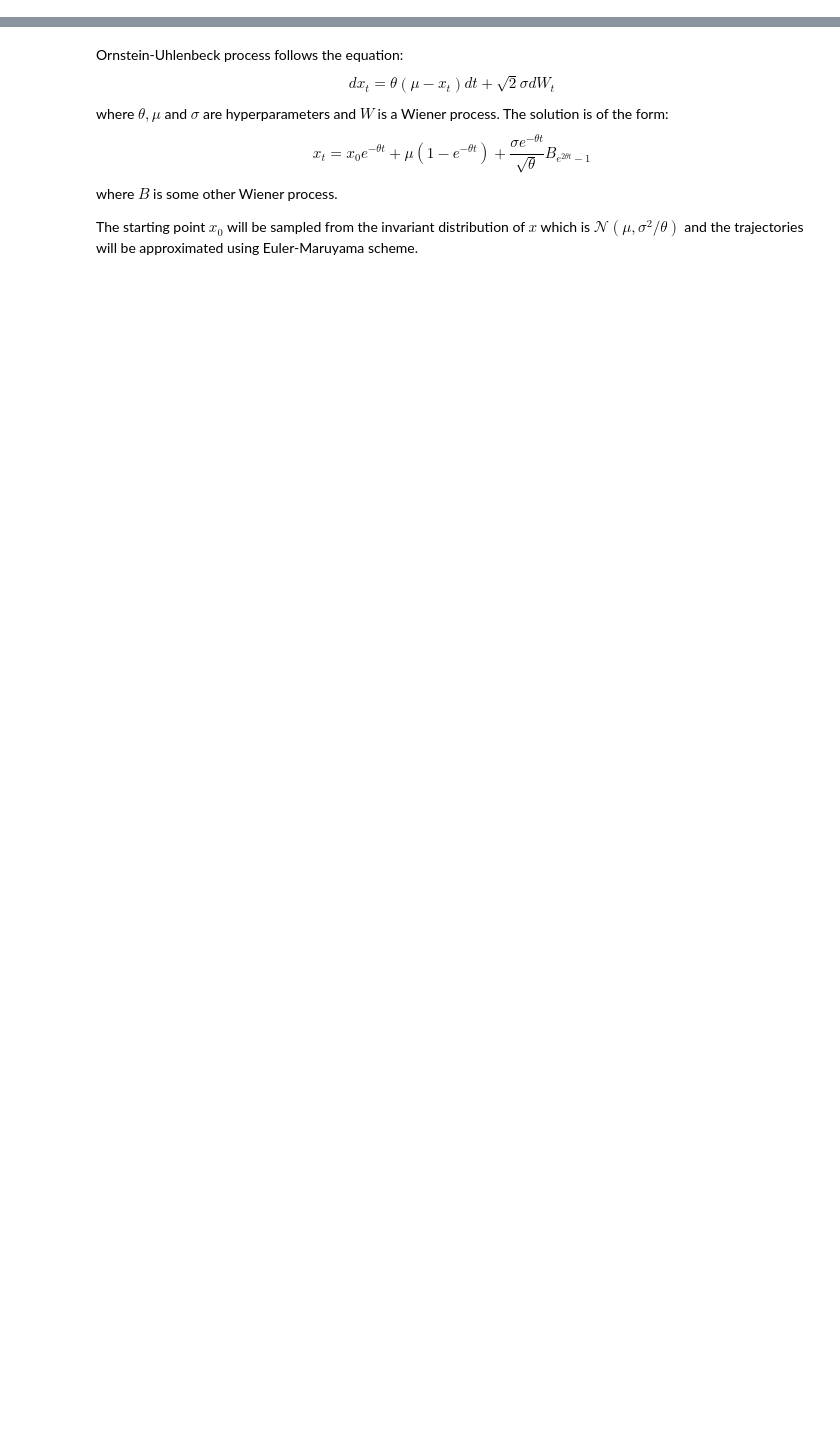
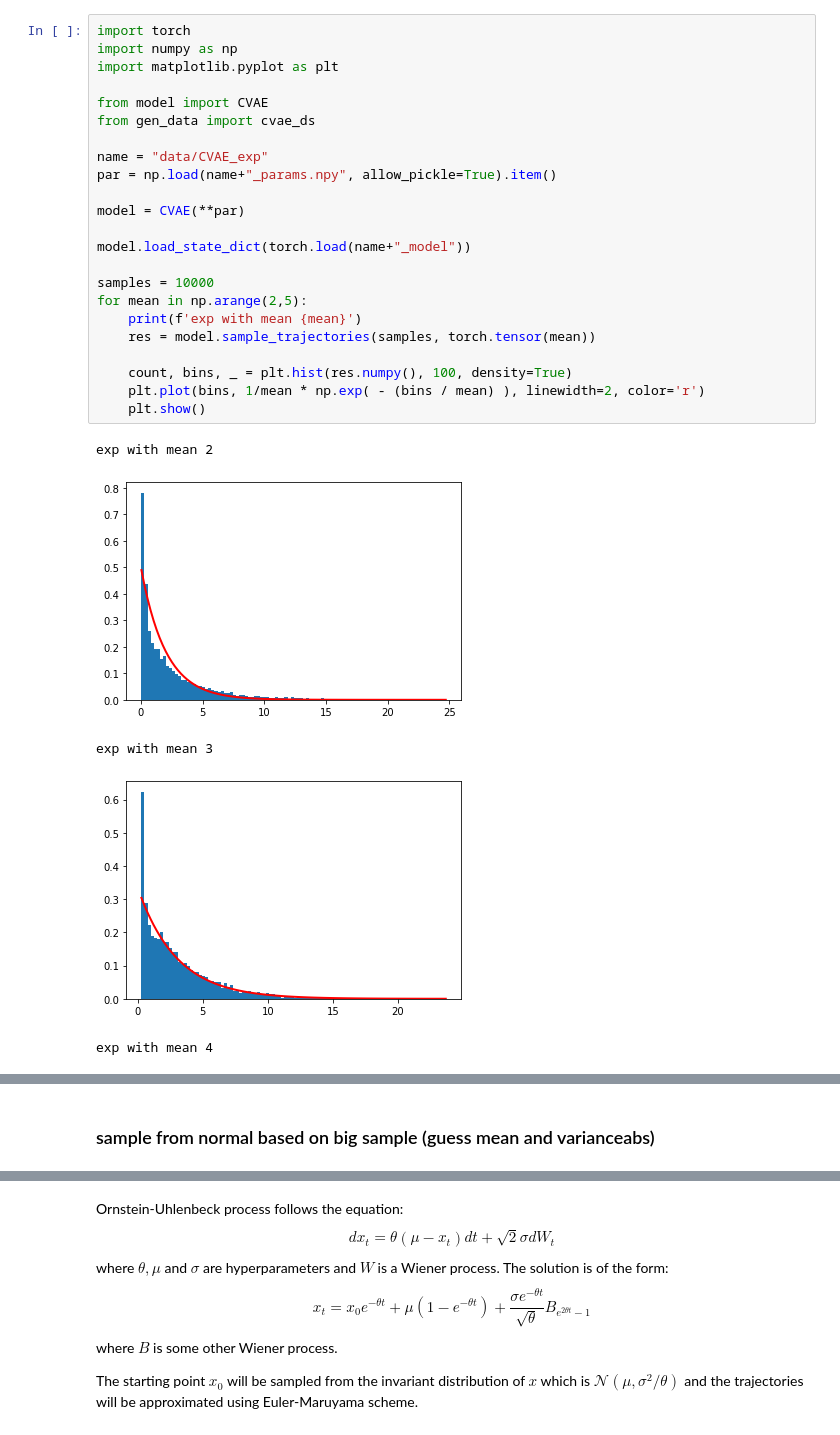
Before and after one commit to mitkel/DL, a Jupyter notebook: CVAE/results.ipynb, the cells around one changed output, grey strips where cells are left out. Saved outputs shown, nothing was run; the diff lists cells and outputs as text; blank space fills up the shorter version.

```diff
--- a/CVAE/results.ipynb
+++ b/CVAE/results.ipynb
@@ -0,0 +206,29 @@
+# %%
+import torch
+import numpy as np
+import matplotlib.pyplot as plt
+
+from model import CVAE
+from gen_data import cvae_ds
+
+name = "data/CVAE_exp"
+par = np.load(name+"_params.npy", allow_pickle=True).item()
+
+model = CVAE(**par)
+
+model.load_state_dict(torch.load(name+"_model"))
+
+samples = 10000
+for mean in np.arange(2,5):
+    print(f'exp with mean {mean}')
+    res = model.sample_trajectories(samples, torch.tensor(mean))
+
+    count, bins, _ = plt.hist(res.numpy(), 100, density=True)
+    plt.plot(bins, 1/mean * np.exp( - (bins / mean) ), linewidth=2, color='r')
+    plt.show()
+# %% [output]
+exp with mean 2
+[figure, added]
+exp with mean 3
+[figure, added]
+exp with mean 4
@@ -0,0 +236,2 @@
+# %% [markdown]
+### sample from normal based on big sample (guess mean and varianceabs)
```
Also changed, not shown: parts of 25 cells of this notebook.
